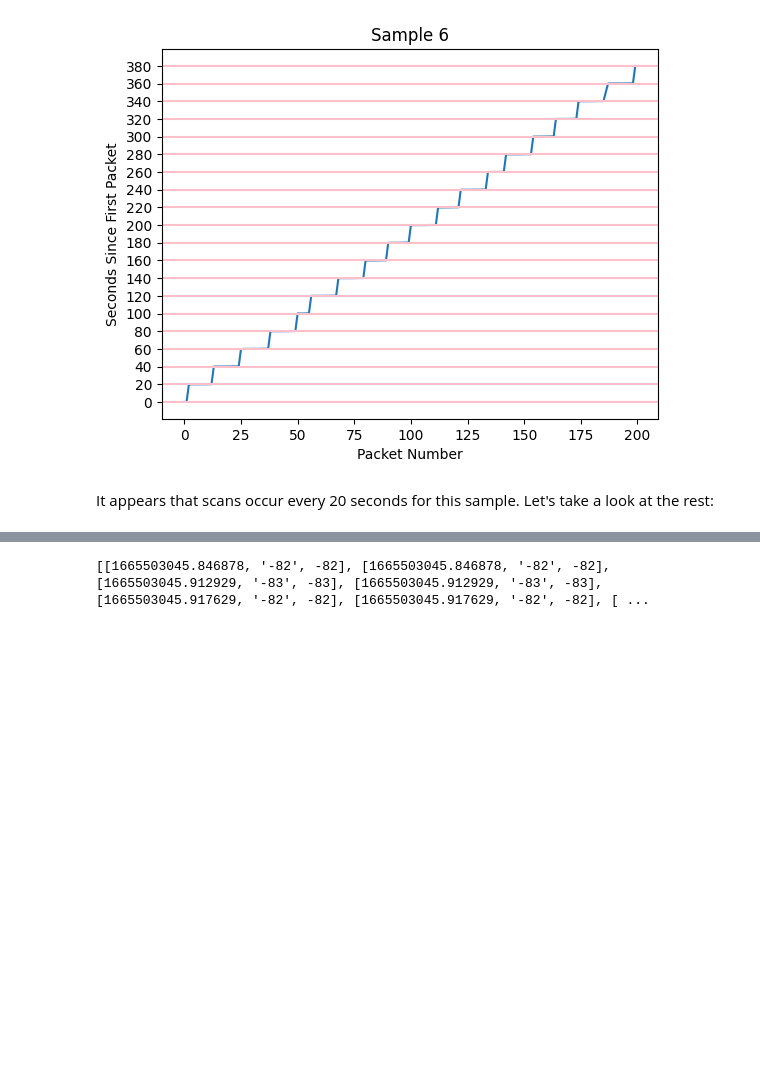
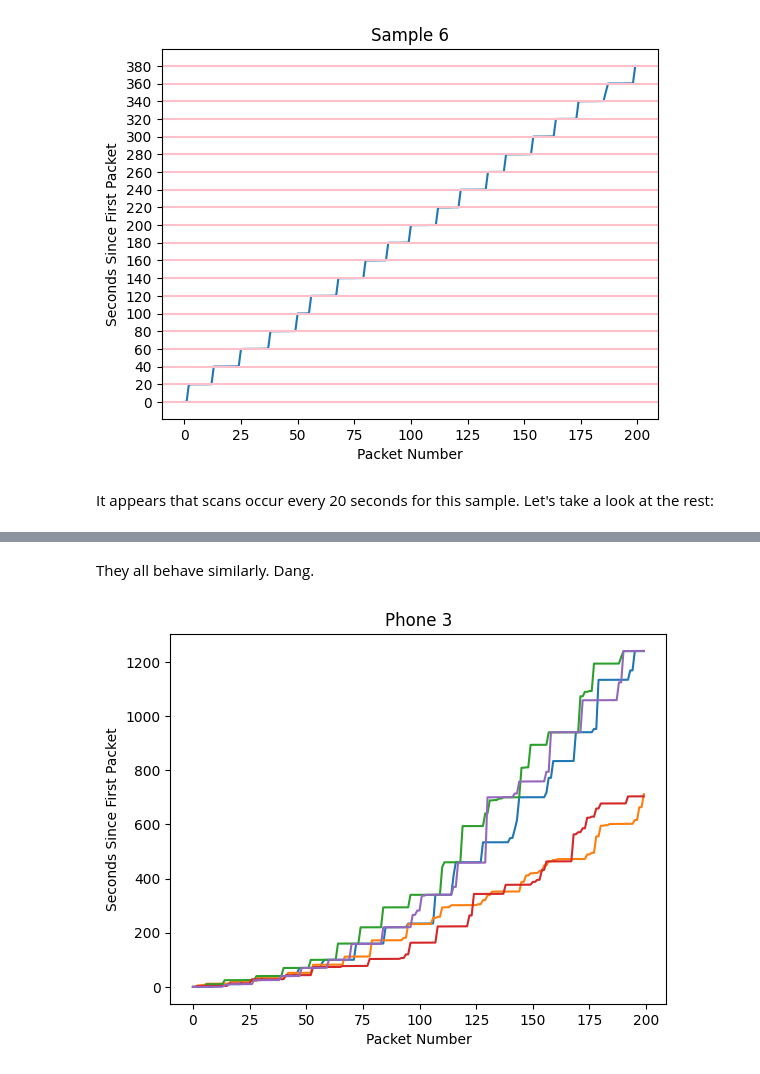
Before and after one commit to jdeinum/SDR, a Jupyter notebook: analysis/sdr.ipynb, the cells around one changed output, grey strips where cells are left out. Saved outputs shown, nothing was run; the diff lists cells and outputs as text; code cells hidden in the pictures; blank space fills up the shorter version.

```diff
--- a/analysis/sdr.ipynb
+++ b/analysis/sdr.ipynb
@@ -579,4 +573,16 @@ Size of packets with signal strength less than or equal to -40: 38018
+# %% [markdown]
+They all behave similarly. Dang.
 # %%
-print(d6)
+for x in all_sets_phone3:
+    time_x = x[:, 0]
+    time_x = time_x - time_x[0]
+    plt.plot(time_x[:200])
+
+
+# plot the screen on dataset
+plt.xlabel('Packet Number')
+plt.ylabel('Seconds Since First Packet')
+plt.title("Phone 3")
+plt.show()
 # %% [output]
-[[1665503045.846878, '-82', -82], [1665503045.846878, '-82', -82], [1665503045.912929, '-83', -83], [1665503045.912929, '-83', -83], [1665503045.917629, '-82', -82], [1665503045.917629, '-82', -82], [ ...
+[figure, added]
```
Also changed, not shown: parts of 8 cells of this notebook.
